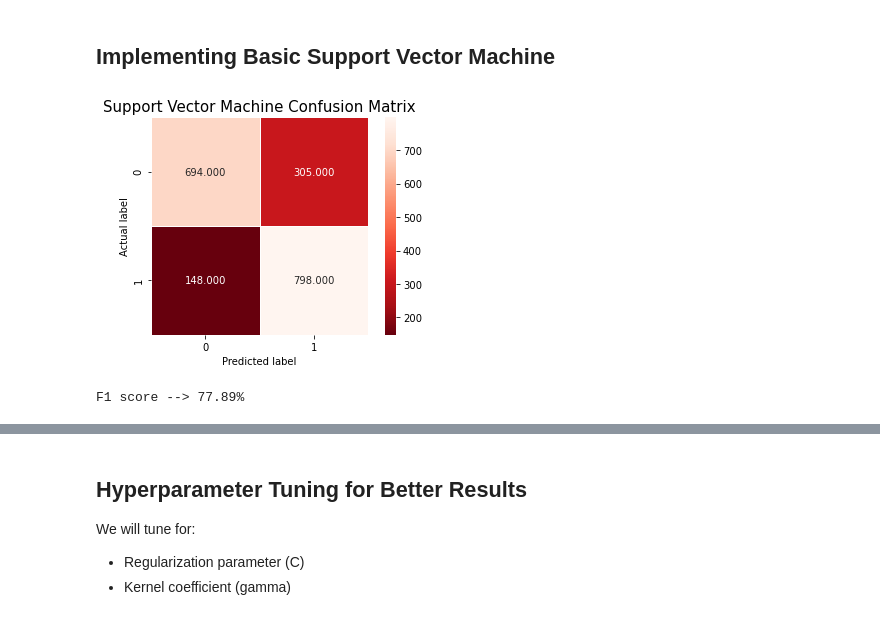
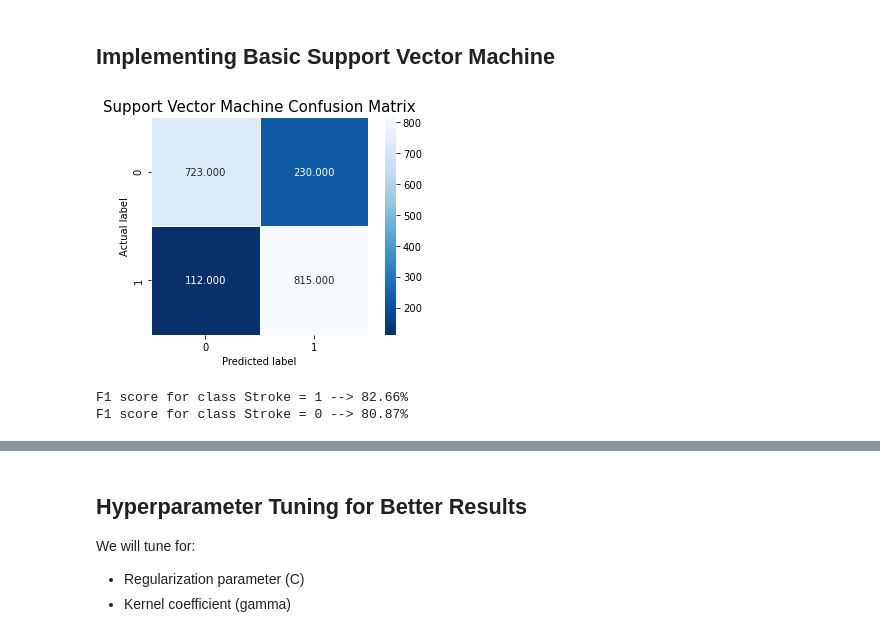
Before and after one commit to Purefekt/Predicting-Stroke-using-Various-Classification-Methods, a Jupyter notebook: [4]support_vector_machine.ipynb, the cells around one changed output, grey strips where cells are left out. Saved outputs shown, nothing was run; the diff lists cells and outputs as text; code cells hidden in the pictures.

```diff
--- a/[4]support_vector_machine.ipynb
+++ b/[4]support_vector_machine.ipynb
@@ -20,27 +21,33 @@ y_test = pd.read_pickle('data/y_test.pkl')
 ## Implementing Basic Support Vector Machine
 # %%
 # model
-svm = SVC()
+svm = SVC(kernel='rbf',
+          C=1,
+          gamma=0.001,
+          random_state=1)
 
 # fit the model
-svm.fit(x_train, y_train)
+svm.fit(x_train, y_train),
 
 # prediction
 predictions = svm.predict(x_test)
 # %%
 cm = confusion_matrix(y_test, predictions)
 plt.figure()
-sns.heatmap(cm, annot=True, fmt=".3f", linewidths=.5, square = True, cmap = 'Reds_r');
+sns.heatmap(cm, annot=True, fmt=".3f", linewidths=.5, square = True, cmap = 'Blues_r');
 plt.ylabel('Actual label');
 plt.xlabel('Predicted label');
 plt.title('Support Vector Machine Confusion Matrix', size = 15);
 plt.show()
 # %% [output]
-[figure, old version]
+[figure, new version]
-# %%
-# Take F1 macro score as performance metric
-f1_macro_average = f1_score(y_test, predictions)
-
-print(f'F1 score --> {round(f1_macro_average*100, 2)}%')
-# %% [output]
-F1 score --> 77.89%
+# %%
+# Performance
+f1_score_stroke = f1_score(y_true=y_test, y_pred=predictions, pos_label=1)
+f1_score_no_stroke= f1_score(y_true=y_test, y_pred=predictions, pos_label=0)
+
+print(f'F1 score for class Stroke = 1 --> {round(f1_score_stroke*100, 2)}%')
+print(f'F1 score for class Stroke = 0 --> {round(f1_score_no_stroke*100, 2)}%')
+# %% [output]
+F1 score for class Stroke = 1 --> 82.66%
+F1 score for class Stroke = 0 --> 80.87%
```
Also changed, not shown: parts of 11 cells of this notebook, 1 other file.
